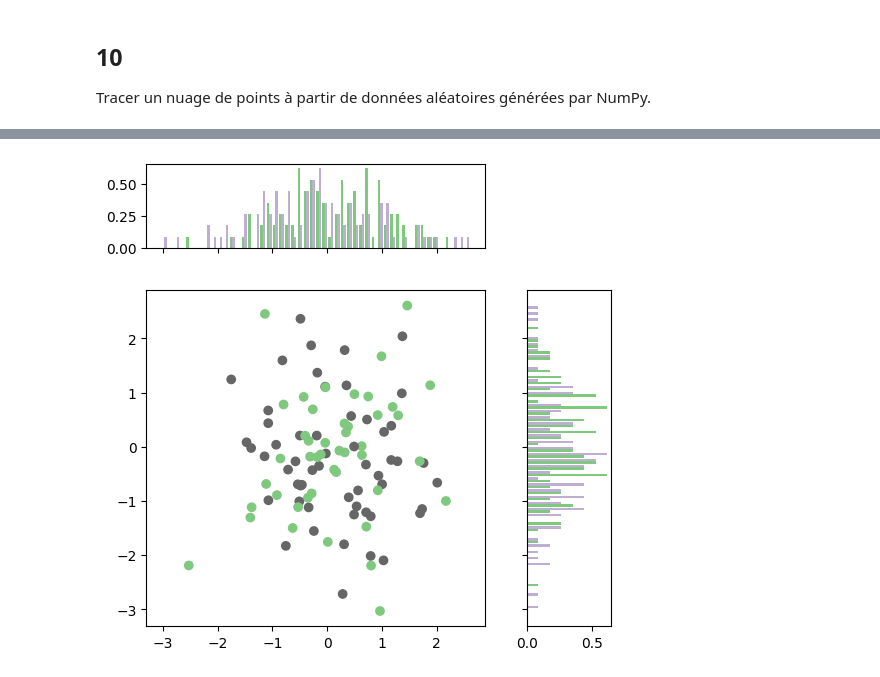
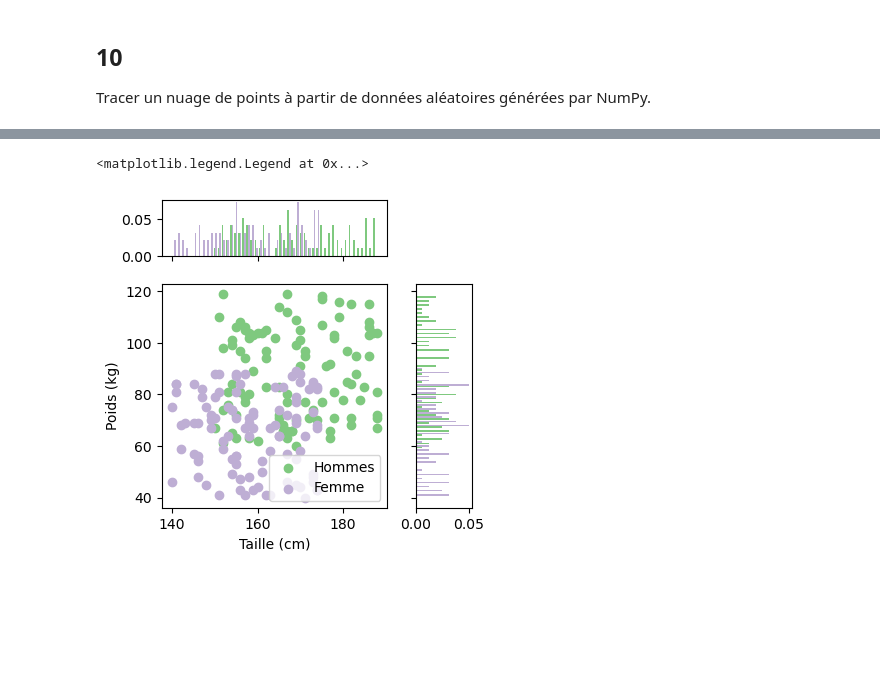
Before and after one commit to Insiares/simplon_datai_2025, a Jupyter notebook: 0/Exo_plot/Exo_plot.ipynb, the cells around one changed output, grey strips where cells are left out. Saved outputs shown, nothing was run; the diff lists cells and outputs as text; code cells hidden in the pictures; blank space fills up the shorter version.

```diff
--- a/0/Exo_plot/Exo_plot.ipynb
+++ b/0/Exo_plot/Exo_plot.ipynb
@@ -175,30 +175,39 @@ axe_histy.tick_params(axis='y', labelleft = False)
 # %%
 #si on essaie de rajouter une catégorie à deux jeux de données :
 import matplotlib
-data_triple = np.random.randn(100,2)
+taille_h = np.random.randint(150,190,100)
+masse_h = np.random.randint(60,120,100)
+taille_f = np.random.randint(140,175,100)
+masse_f = np.random.randint(40,90,100)
 couleurs = np.random.randint(0,2, 100)
-fig = plt.figure(figsize=(6,6))
+fig = plt.figure(figsize=(4,4))
 
 my_grid = fig.add_gridspec(2, 2,
                            width_ratios = (4, 1),
                            height_ratios = (1, 4),
                             wspace = 0.2,
                             hspace = 0.2,
                            )
 
 axe = fig.add_subplot(my_grid[1,0])
 axe_histx = fig.add_subplot(my_grid[0,0], sharex = axe)
 axe_histy = fig.add_subplot(my_grid[1,1], sharey = axe)
 
 #pour colorier le scatter et les histo de la même façon
 type_couleur= [matplotlib.cm.Accent(0) , matplotlib.cm.Accent(1)]
 
-axe.scatter(x= data_triple[:,0], y= data_triple[:,1], c= couleurs, cmap = 'Accent')
+axe.scatter(x= taille_h, y= masse_h, color = type_couleur[0], label= 'Hommes')
+axe.scatter(x= taille_f, y= masse_f, color = type_couleur[1], label = 'Femme')
+axe.set_xlabel('Taille (cm)')
+axe.set_ylabel('Poids (kg)')
 
-axe_histx.hist(data_triple , color = type_couleur, bins = 50, density= True)
-axe_histy.hist(data_triple , color = type_couleur, bins = 50, density = True, orientation='horizontal')
+axe_histx.hist([taille_h, taille_f] , color = type_couleur, bins = 50, density= True)
+
+axe_histy.hist([masse_h, masse_f] , color = type_couleur, bins = 50, density = True, orientation='horizontal')
 
 axe_histx.tick_params(axis='x', labelbottom = False)
 axe_histy.tick_params(axis='y', labelleft = False)
+axe.legend()
 # %% [output]
+<matplotlib.legend.Legend at 0x...>
-[figure, old version]
+[figure, new version]
```
Also changed, not shown: parts of 7 cells of this notebook, 1 other file.
